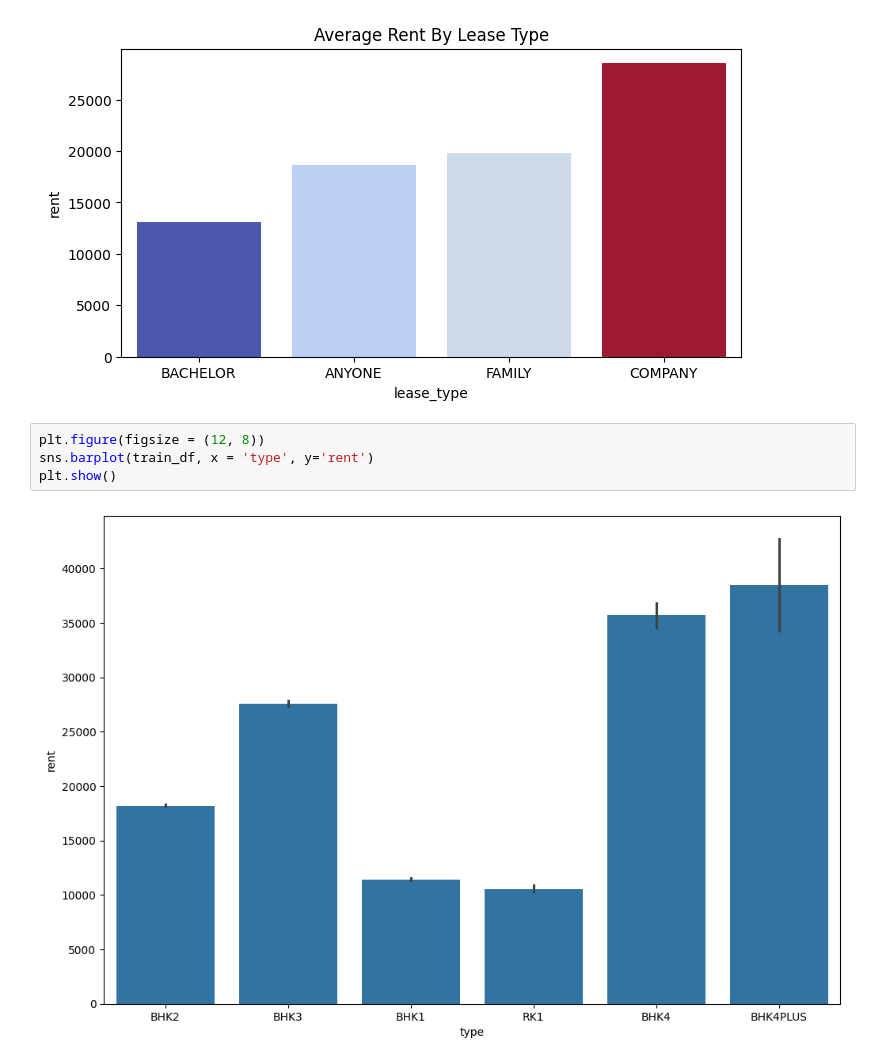
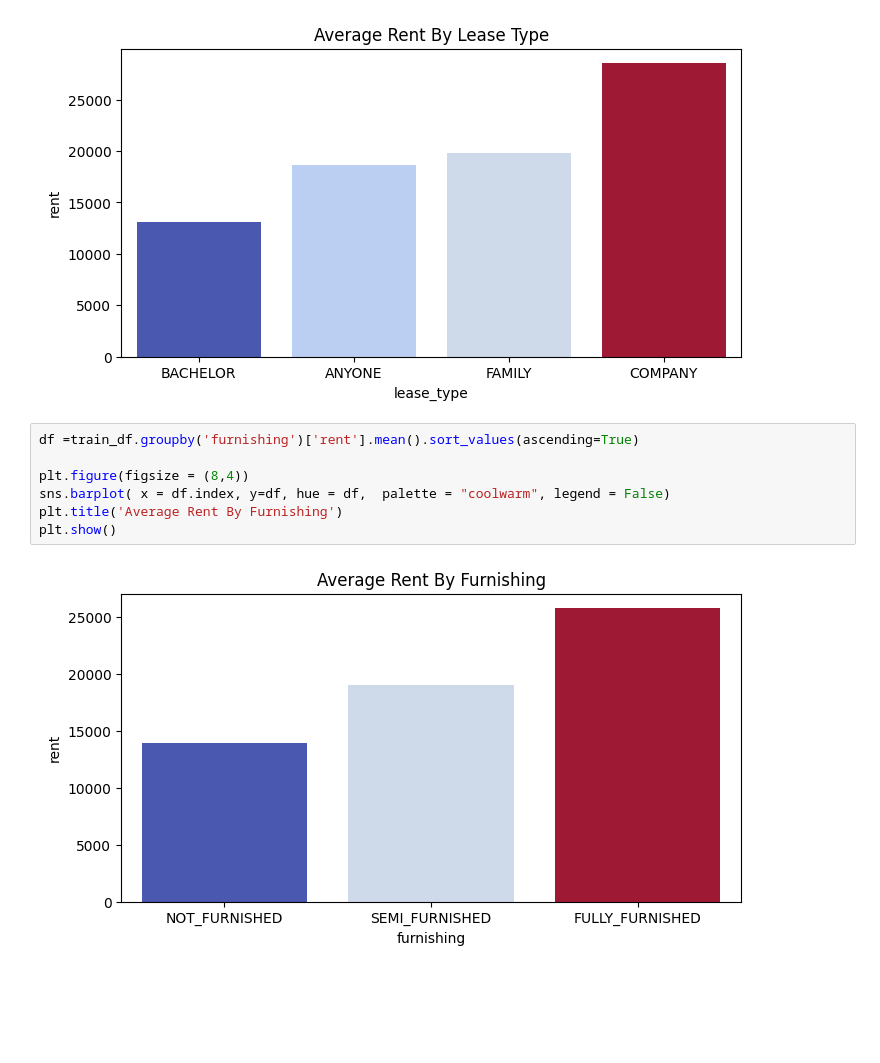
Before and after one commit to Prakash-Kani/Smart-Predictive-Modeling-for-Rental-Property-Prices, a Jupyter notebook: Rental_Property_Price_Prediction.ipynb, the cells around one changed output. Cells and saved outputs as stored; diff of their text form; blank space fills up the shorter version.

```diff
--- a/Rental_Property_Price_Prediction.ipynb
+++ b/Rental_Property_Price_Prediction.ipynb
@@ -224,9 +333,12 @@ plt.title('Average Rent By Lease Type')
 plt.show()
 # %% [output]
 [figure]
-# %%
-plt.figure(figsize = (12, 8))
-sns.barplot(train_df, x = 'type', y='rent')
-plt.show()
-# %% [output]
-[figure, removed]
+# %%
+df =train_df.groupby('furnishing')['rent'].mean().sort_values(ascending=True)
+
+plt.figure(figsize = (8,4))
+sns.barplot( x = df.index, y=df, hue = df,  palette = "coolwarm", legend = False)
+plt.title('Average Rent By Furnishing')
+plt.show()
+# %% [output]
+[figure, added]
```
Also changed, not shown: parts of 18 cells of this notebook.
